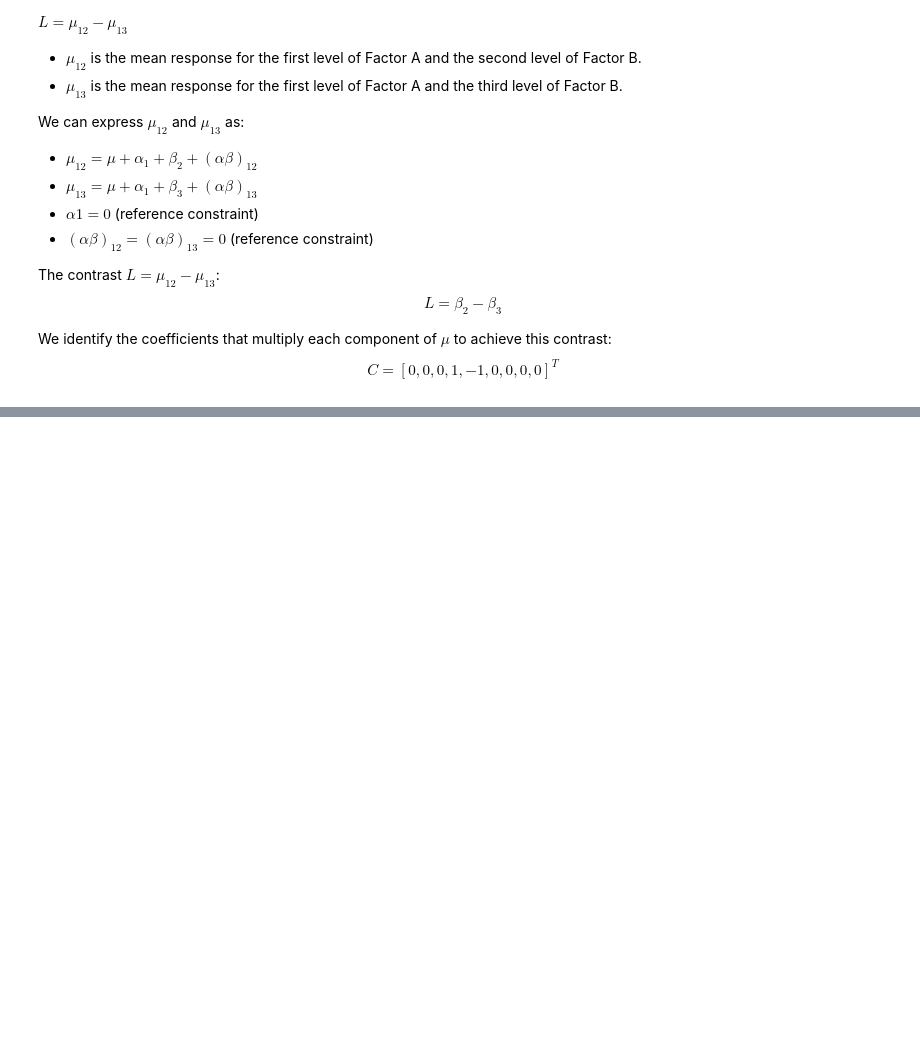
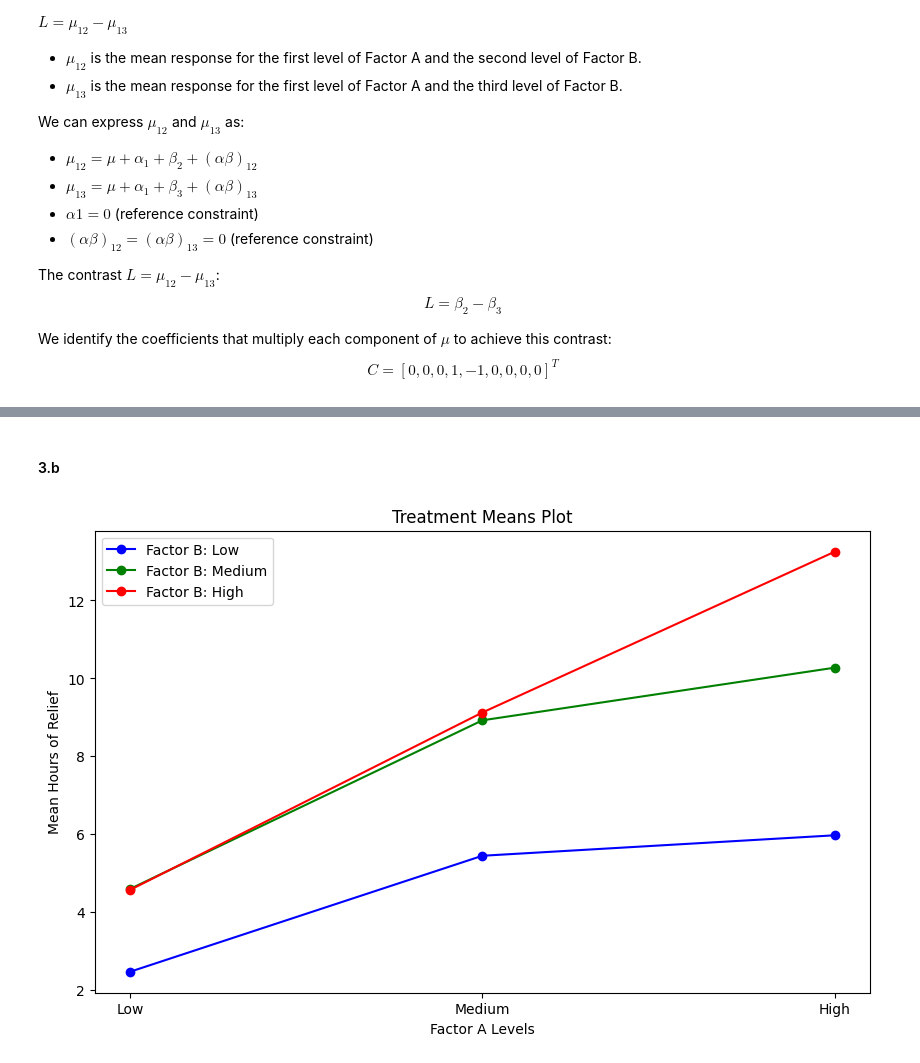
Before and after one commit to madhukar01/stats_exercise, a Jupyter notebook: ex03/solution.ipynb, the cells around one changed output, grey strips where cells are left out. Saved outputs shown, nothing was run; the diff lists cells and outputs as text; code cells hidden in the pictures; blank space fills up the shorter version.

```diff
--- a/ex03/solution.ipynb
+++ b/ex03/solution.ipynb
@@ -233,0 +442,39 @@ $$ C = [0, 0, 0, 1, -1, 0, 0, 0, 0]^T $$
+# %% [markdown]
+#### 3.b
+# %%
+# calculate mean responses for each level of factors A and B
+levels_A = np.unique(data[:, 1])
+levels_B = np.unique(data[:, 2])
+
+means = np.zeros((len(levels_A), len(levels_B)))
+
+for i in range(len(levels_B)):
+    for j in range(len(levels_A)):
+        # Filter data for current combination of levels
+        filtered_data = data[(data[:, 1] == levels_A[j]) & (data[:, 2] == levels_B[i])]
+
+        # Calculate mean response
+        mean_response = np.mean(filtered_data[:, 0])
+        means[i, j] = mean_response
+
+factor_B_levels = ["Low", "Medium", "High"]
+factor_B_colors = ["blue", "green", "red"]
+
+# Creating the plot
+plt.figure(figsize=(10, 6))
+for i in range(len(factor_B_colors)):
+    plt.plot(
+        factor_B_levels,
+        means[i, :],
+        marker="o",
+        color=factor_B_colors[i],
+        label=f"Factor B: {factor_B_levels[i]}",
+    )
+
+plt.xlabel("Factor A Levels")
+plt.ylabel("Mean Hours of Relief")
+plt.title("Treatment Means Plot")
+plt.legend()
+plt.show()
+# %% [output]
+[figure, added]
```
Also changed, not shown: parts of 20 cells of this notebook.
